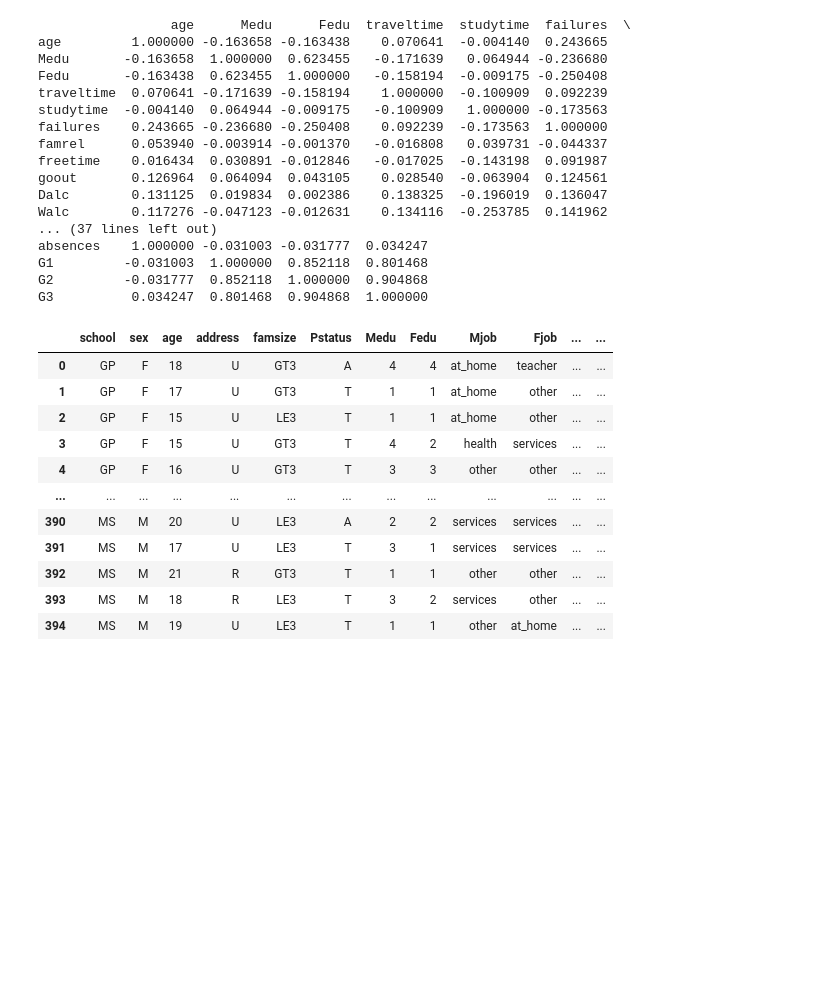
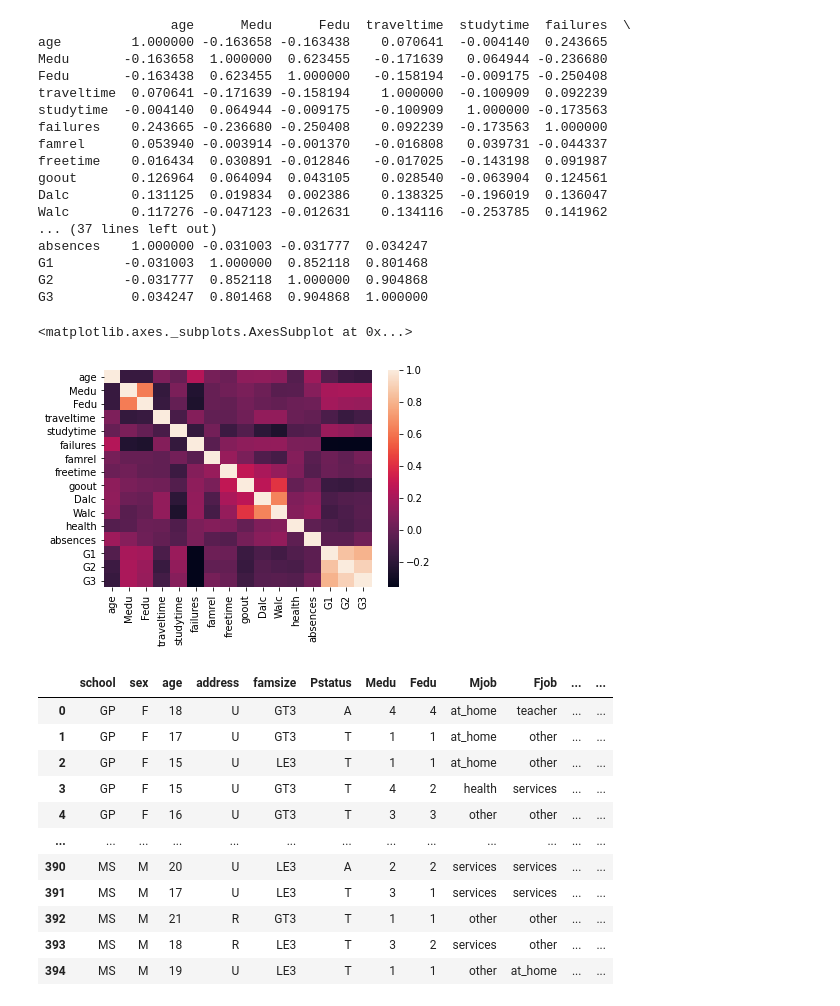
Before and after one commit to georgetown-analytics/XBUS-507-01.Applied_Data_Science, a Jupyter notebook: ADS-Summer2020_Cohort 18/student/education.ipynb, the cells around one changed output. Saved outputs shown, nothing was run; the diff lists cells and outputs as text; code cells hidden in the pictures; blank space fills up the shorter version.

```diff
--- a/ADS-Summer2020_Cohort 18/student/education.ipynb
+++ b/ADS-Summer2020_Cohort 18/student/education.ipynb
@@ -98,6 +98,11 @@ absences    1.000000 -0.031003 -0.031777  0.034247
 G1         -0.031003  1.000000  0.852118  0.801468
 G2         -0.031777  0.852118  1.000000  0.904868
 G3          0.034247  0.801468  0.904868  1.000000
+# %%
+sns.heatmap(correlations)
+# %% [output]
+<matplotlib.axes._subplots.AxesSubplot at 0x...>
+[figure, added]
 # %%
 X
 # %% [output]
```
